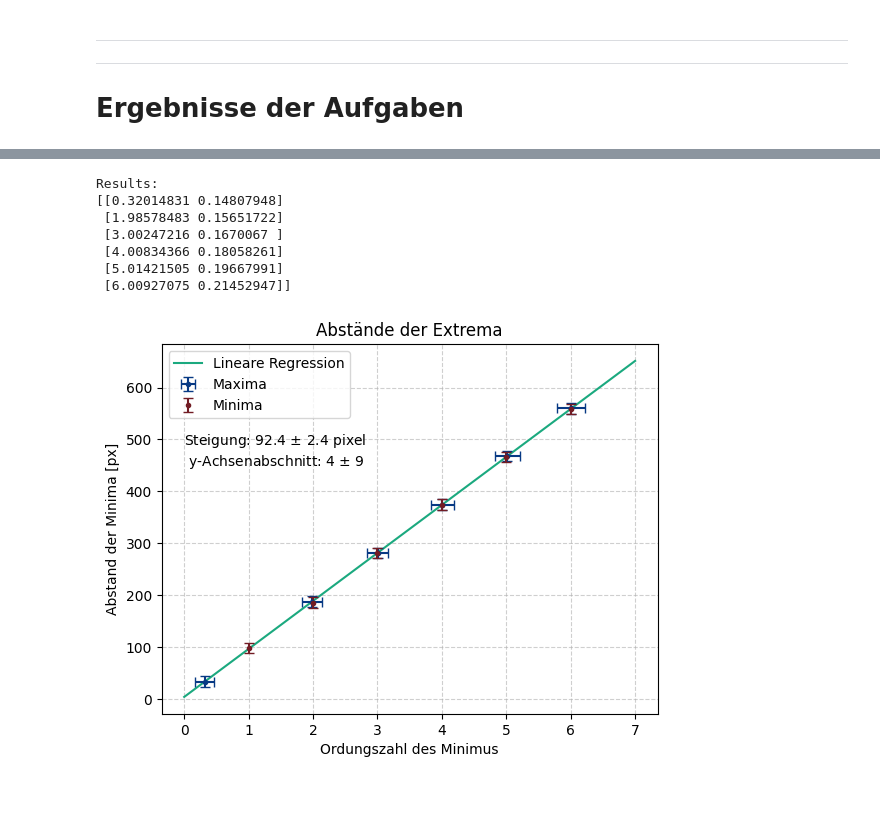
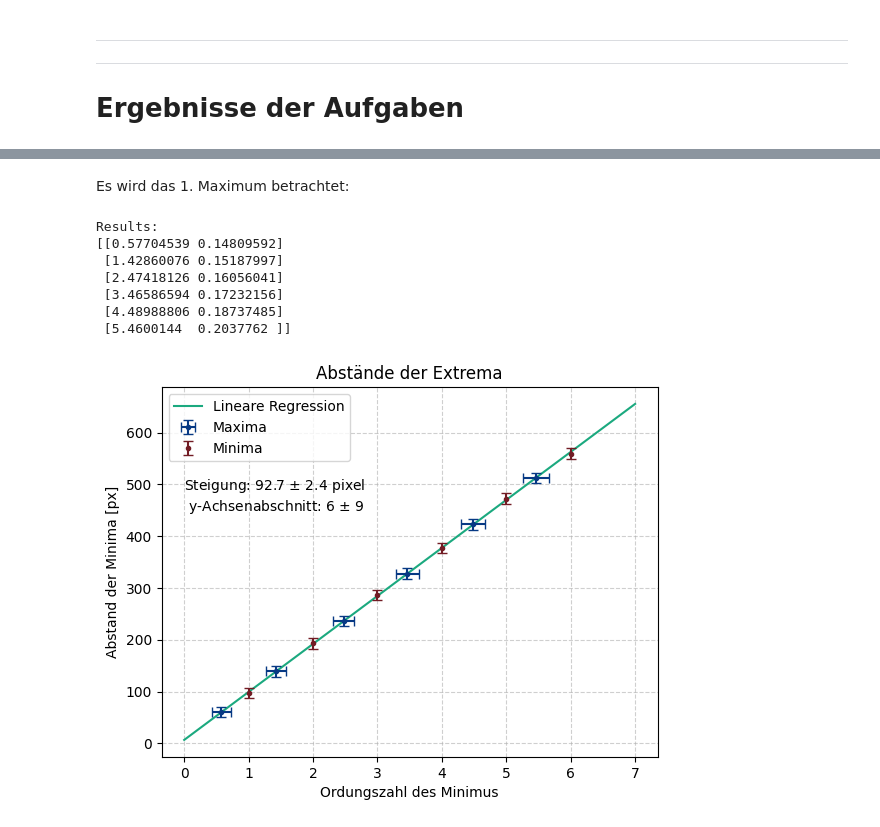
Before and after one commit to FinnZeumer/PAP-2, a Jupyter notebook: Versuche/233/Python/V233.ipynb, the cells around one changed output, grey strips where cells are left out. Saved outputs shown, nothing was run; the diff lists cells and outputs as text; code cells hidden in the pictures; blank space fills up the shorter version.

```diff
--- a/Versuche/233/Python/V233.ipynb
+++ b/Versuche/233/Python/V233.ipynb
@@ -963,3 +1090,23 @@ dist_max_err = 10
+# %% [markdown]
+Es wird das 1. Maximum betrachtet:
+# %%
+# Abstände zwischen den Maxima
+n_tot = int(len(peaks)/2)
+n_max = np.arange(0, n_tot + 1)
+dist_max = np.zeros(n_tot)
+for i in n_max:
+    dist_max[i-1] = peaks_pix[n_tot + i-1] - peaks_pix[n_tot-i]
+
+# Abstände zwsichen den Minima
+n_tot = int(len(valleys)/2)
+n_min = np.arange(1, n_tot + 1)
+dist_min = np.zeros(n_tot)
+for i in n_min:
+    dist_min[i-1] = valleys_pix[n_tot + i-1] - valleys_pix[n_tot-i]
+
+# Geschätzte Ungenauigkeiten
+dist_max_err = 10
+dist_min_err = 10
 # %%
 aufgabe = '2a'
 folder = "./A2/"
@@ -1005,12 +1152,12 @@ n_max_err = res_ord[:,1]
 #   Actgual Plot
 # ------------------------------------------------------------------------
 
-# Läuft durch (0,0)
 x = np.linspace(0,7)
 
 steig  = round_sig_digs(s, s_err)
 absch = round_sig_digs(b, b_err)
 
+# Regression
 plt.plot(
     x,
     linear(x, *popt),
@@ -1018,43 +1165,45 @@ plt.plot(
     color = hellgruen
     )
 
+# Maxima
 plt.errorbar(
     n_max,
     dist_max,
     xerr = n_max_err,
     yerr = dist_max_err,
     linestyle='None',
     marker='.',
     label = "Maxima",
     color = blau,
     capsize=3.5
     )
 
+# Minima
 plt.errorbar(
     n_min,
     dist_min,
     yerr = dist_min_err,
-    linestyle='None',
+    linestyle=' ',
     marker='.',
     label = "Minima",
     color = weinrot,
     capsize=3.5
     )
 
 plt.xlabel('Ordungszahl des Minimus')
 plt.ylabel('Abstand der Minima [px]')
 plt.title('Abstände der Extrema')
 plt.text(0, 450, f"Steigung: {steig[0]} $\\pm$ {steig[1]} pixel \n y-Achsenabschnitt: {absch[0]} $\\pm$ {absch[1]}")
 plt.legend()
 plt.grid(True, which="both", linestyle="--", alpha=0.6)
 
 plt.savefig(f"{safe_folder}Positionen_der_Minima{aufgabe}.pdf", dpi=300)
 # %% [output]
 Results:
-[[0.32014831 0.14807948]
- [1.98578483 0.15651722]
- [3.00247216 0.1670067 ]
- [4.00834366 0.18058261]
- [5.01421505 0.19667991]
- [6.00927075 0.21452947]]
+[[0.57704539 0.14809592]
+ [1.42860076 0.15187997]
+ [2.47418126 0.16056041]
+ [3.46586594 0.17232156]
+ [4.48988806 0.18737485]
+ [5.4600144  0.2037762 ]]
-[figure, old version]
+[figure, new version]
```
Also changed, not shown: parts of 14 cells of this notebook, 16 other files.
